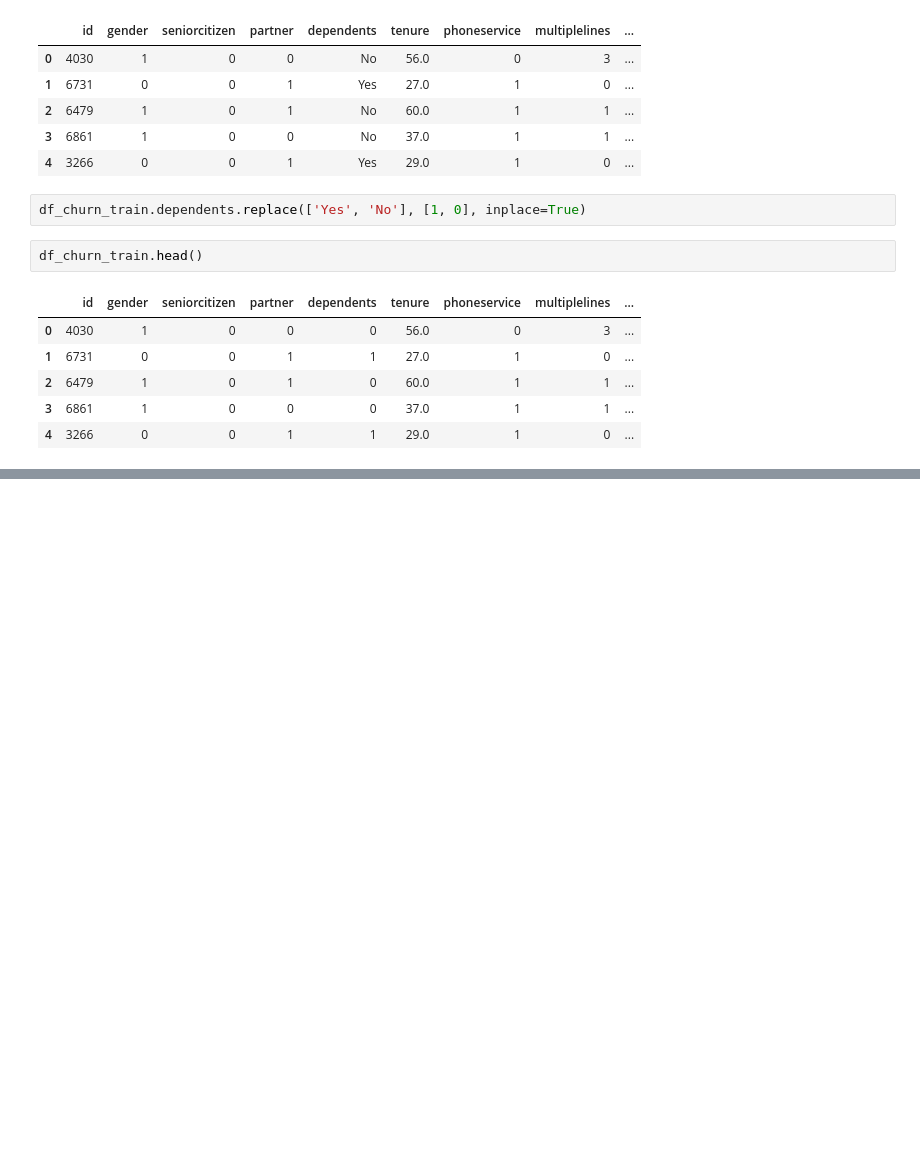
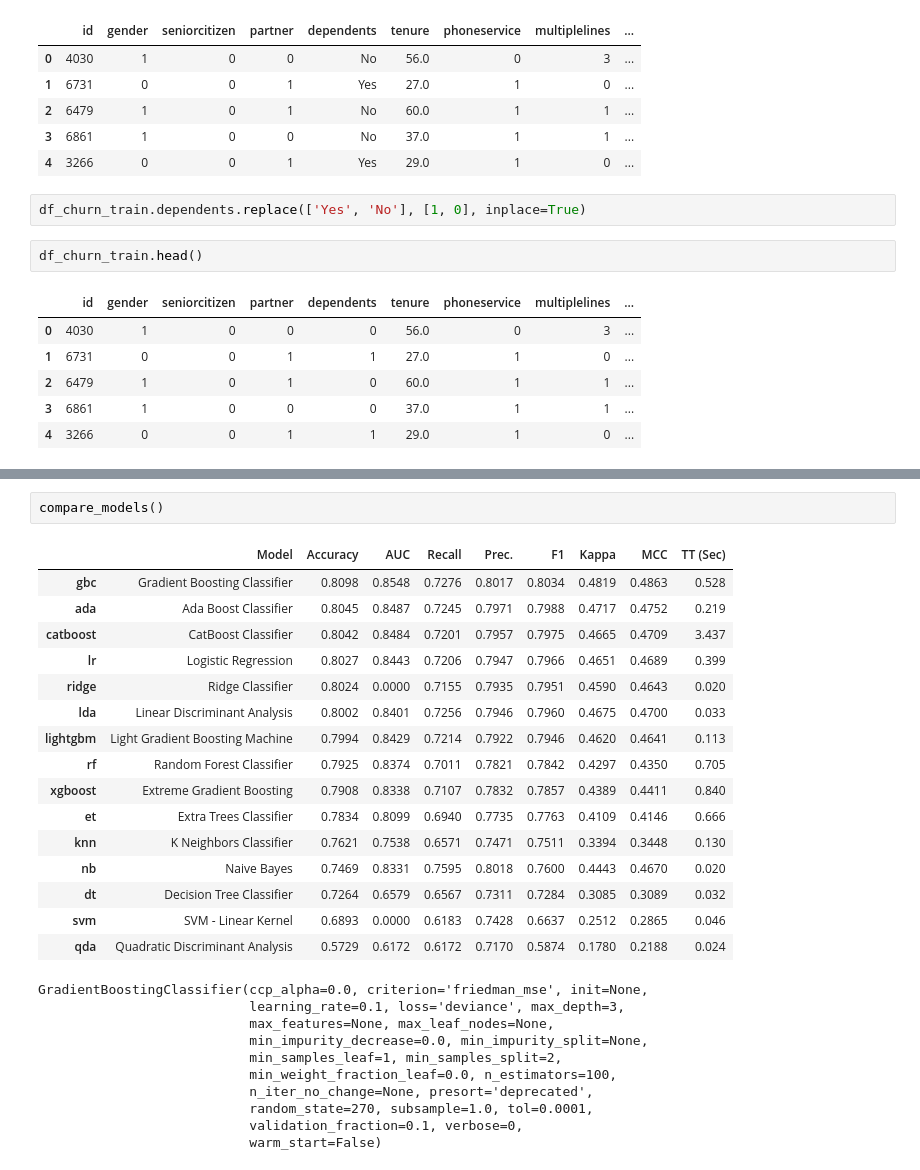
Before and after one commit to jjefferson2006/DSWP_JJ_altera, a Jupyter notebook: desafio_kaggle_2.ipynb, the cells around one changed output, grey strips where cells are left out. Cells and saved outputs as stored; diff of their text form; blank space fills up the shorter version.

```diff
--- a/desafio_kaggle_2.ipynb
+++ b/desafio_kaggle_2.ipynb
@@ -401,0 +442,29 @@ df_churn_train.head()
+# %%
+compare_models()
+# %% [output]
+|  | Model | Accuracy | AUC | Recall | Prec. | F1 | Kappa | MCC | TT (Sec) |
+| gbc | Gradient Boosting Classifier | 0.8098 | 0.8548 | 0.7276 | 0.8017 | 0.8034 | 0.4819 | 0.4863 | 0.528 |
+| ada | Ada Boost Classifier | 0.8045 | 0.8487 | 0.7245 | 0.7971 | 0.7988 | 0.4717 | 0.4752 | 0.219 |
+| catboost | CatBoost Classifier | 0.8042 | 0.8484 | 0.7201 | 0.7957 | 0.7975 | 0.4665 | 0.4709 | 3.437 |
+| lr | Logistic Regression | 0.8027 | 0.8443 | 0.7206 | 0.7947 | 0.7966 | 0.4651 | 0.4689 | 0.399 |
+| ridge | Ridge Classifier | 0.8024 | 0.0000 | 0.7155 | 0.7935 | 0.7951 | 0.4590 | 0.4643 | 0.020 |
+| lda | Linear Discriminant Analysis | 0.8002 | 0.8401 | 0.7256 | 0.7946 | 0.7960 | 0.4675 | 0.4700 | 0.033 |
+| lightgbm | Light Gradient Boosting Machine | 0.7994 | 0.8429 | 0.7214 | 0.7922 | 0.7946 | 0.4620 | 0.4641 | 0.113 |
+| rf | Random Forest Classifier | 0.7925 | 0.8374 | 0.7011 | 0.7821 | 0.7842 | 0.4297 | 0.4350 | 0.705 |
+| xgboost | Extreme Gradient Boosting | 0.7908 | 0.8338 | 0.7107 | 0.7832 | 0.7857 | 0.4389 | 0.4411 | 0.840 |
+| et | Extra Trees Classifier | 0.7834 | 0.8099 | 0.6940 | 0.7735 | 0.7763 | 0.4109 | 0.4146 | 0.666 |
+| knn | K Neighbors Classifier | 0.7621 | 0.7538 | 0.6571 | 0.7471 | 0.7511 | 0.3394 | 0.3448 | 0.130 |
+| nb | Naive Bayes | 0.7469 | 0.8331 | 0.7595 | 0.8018 | 0.7600 | 0.4443 | 0.4670 | 0.020 |
+| dt | Decision Tree Classifier | 0.7264 | 0.6579 | 0.6567 | 0.7311 | 0.7284 | 0.3085 | 0.3089 | 0.032 |
+| svm | SVM - Linear Kernel | 0.6893 | 0.0000 | 0.6183 | 0.7428 | 0.6637 | 0.2512 | 0.2865 | 0.046 |
+| qda | Quadratic Discriminant Analysis | 0.5729 | 0.6172 | 0.6172 | 0.7170 | 0.5874 | 0.1780 | 0.2188 | 0.024 |
+GradientBoostingClassifier(ccp_alpha=0.0, criterion='friedman_mse', init=None,
+                           learning_rate=0.1, loss='deviance', max_depth=3,
+                           max_features=None, max_leaf_nodes=None,
+                           min_impurity_decrease=0.0, min_impurity_split=None,
+                           min_samples_leaf=1, min_samples_split=2,
+                           min_weight_fraction_leaf=0.0, n_estimators=100,
+                           n_iter_no_change=None, presort='deprecated',
+                           random_state=270, subsample=1.0, tol=0.0001,
+                           validation_fraction=0.1, verbose=0,
+                           warm_start=False)
```
Also changed, not shown: parts of 13 cells of this notebook.
